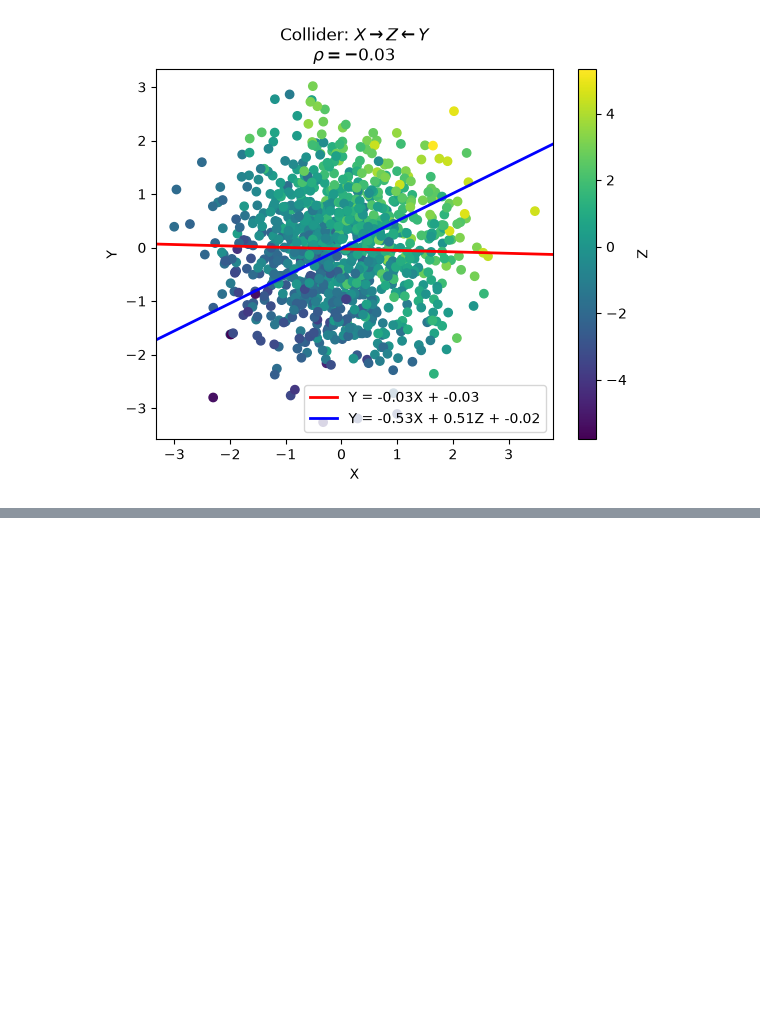
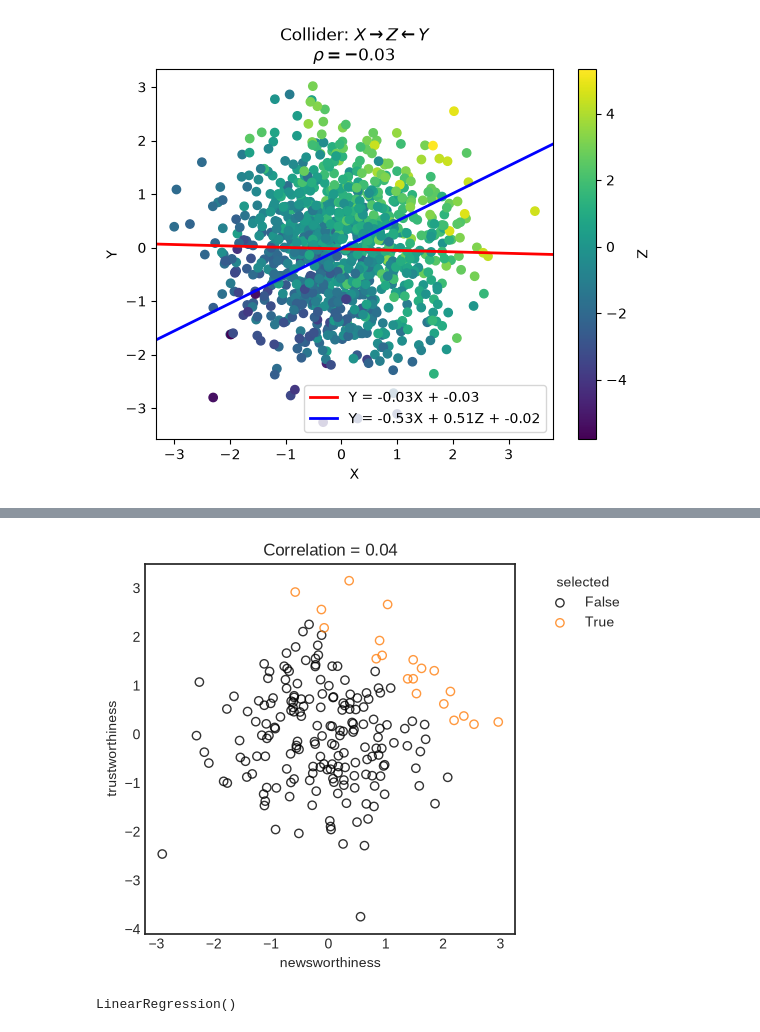
Before and after one commit to ImAKappa/l2lfd, a Jupyter notebook: notebooks/causal.ipynb, the cells around one changed output, grey strips where cells are left out. Drawn from its saved outputs; the diff is of its cells as text; code cells hidden in the pictures; blank space fills up the shorter version.

```diff
--- a/notebooks/causal.ipynb
+++ b/notebooks/causal.ipynb
@@ -114,0 +152,3 @@ To control for a collider Z, DO NOT include it in your regression model to avoid
+# %%
+df["score"] = df["trustworthiness"] + df["newsworthiness"]
+df.head()
@@ -114,0 +162,4 @@ To control for a collider Z, DO NOT include it in your regression model to avoid
+# %%
+top_percent = 0.1
+df["selected"] = df["score"] > np.quantile(df["score"], 1 - top_percent)
+df.head()
@@ -114,0 +173,21 @@ To control for a collider Z, DO NOT include it in your regression model to avoid
+# %%
+fig, ax = plt.subplots()
+m_colors = ["black", "tab:orange"]
+
+for (cat, group), col in zip(df.groupby("selected"), m_colors):
+    ax.scatter(group.newsworthiness, group.trustworthiness, edgecolors=col, facecolors="none", alpha=0.8, label=cat)
+
+ax.legend(title="selected", bbox_to_anchor=(1.05, 1), loc="upper left")
+ax.set_xlabel("newsworthiness")
+ax.set_ylabel("trustworthiness")
+ax.set_box_aspect(1.0)
+ax.set_title(f"Correlation = {corr:.2f}")
+plt.show()
+# %% [output]
+[figure, added]
+# %%
+X = df.loc[df["selected"], ["newsworthiness"]].values
+reg = LinearRegression().fit(X, df.loc[df["selected"], "trustworthiness"])
+reg
+# %% [output]
+LinearRegression()
```
Also changed, not shown: parts of 12 cells of this notebook, 7 other files.
